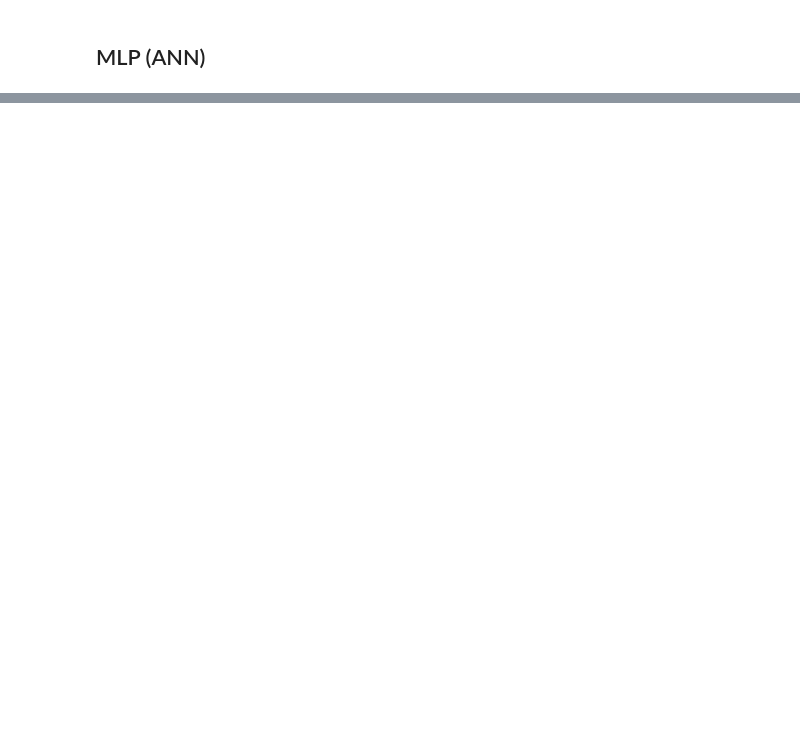
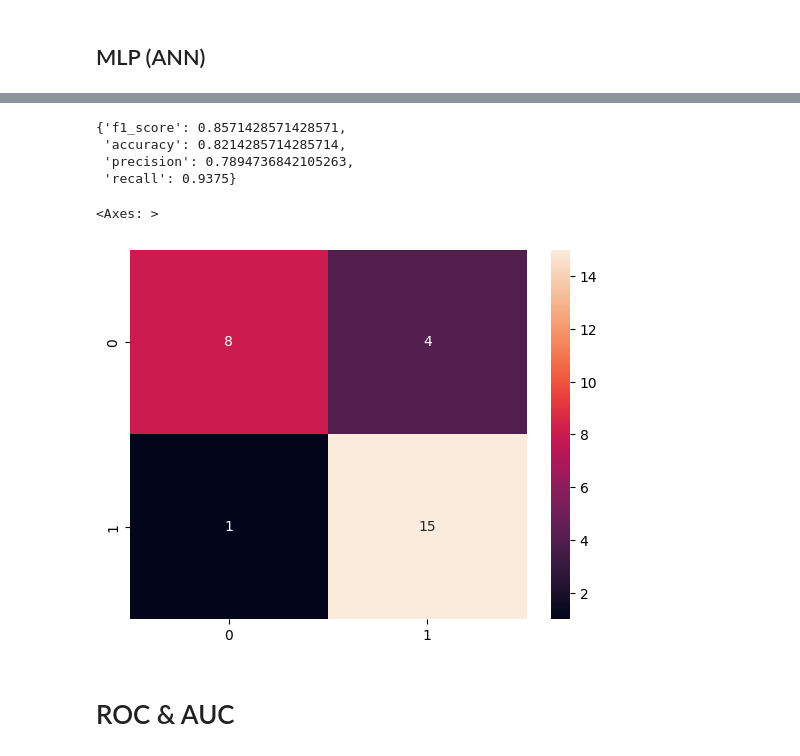
Before and after one commit to super-cinnamon/wrist-movement-classification, a Jupyter notebook: classification/classification.ipynb, the cells around one changed output, grey strips where cells are left out. Saved outputs shown, nothing was run; the diff lists cells and outputs as text; code cells hidden in the pictures; blank space fills up the shorter version.

Commit message:
feat: add grid search and evaluation notebook
- grid search over all models
- evaluation of each model with best params
- visualization and comparison of models performances

```diff
--- a/classification/classification.ipynb
+++ b/classification/classification.ipynb
@@ -646,2 +843,14 @@ sns.heatmap(cm, annot=True)
 # %% [markdown]
 ## MLP (ANN)
+# %%
+best_params = json.load(open(os.path.join(MODELS_PATH, "mlp", "best_params.json"), 'r'))
+best_params["lr"] = best_params["learning_rate"]
+best_params["input_size"] = 15
+del best_params["learning_rate"]
+model = MultiLayerPerceptron(**best_params)
+
+X_train, X_val, y_train, y_val = train_test_split(X_train, y_train, test_size=0.1, random_state=1234)
+
+
+model.train_model(data_loader(X_train, y_train, best_params["batch_size"]), data_loader(X_val, y_val, best_params["batch_size"]))
+models.append(model)
@@ -647,0 +875,41 @@ sns.heatmap(cm, annot=True)
+# %%
+# start
+start = datetime.now()
+
+y_pred = []
+for _, elem in X_test.iterrows():
+    pred = model.predict(list(elem))
+    pred = 1 if pred > 0.5 else 0
+    y_pred.append(pred)
+
+# finish
+finish = datetime.now()
+runtime =  finish - start
+eval_runtime["mlp"] = int(runtime.microseconds)
+
+cm = confusion_matrix(y_test, y_pred)
+accuracy = accuracy_score(y_test, y_pred)
+recall = recall_score(y_test, y_pred)
+precision = precision_score(y_test, y_pred)
+f1 = f1_score(y_test, y_pred)
+
+results = {
+    "f1_score": f1,
+    "accuracy": accuracy,
+    "precision": precision,
+    "recall": recall,
+}
+# %%
+results
+# %% [output]
+{'f1_score': 0.8571428571428571,
+ 'accuracy': 0.8214285714285714,
+ 'precision': 0.7894736842105263,
+ 'recall': 0.9375}
+# %%
+sns.heatmap(cm, annot=True)
+# %% [output]
+<Axes: >
+[figure, added]
+# %% [markdown]
+# ROC & AUC
```
Also changed, not shown: parts of 49 cells of this notebook, 6 other files.
